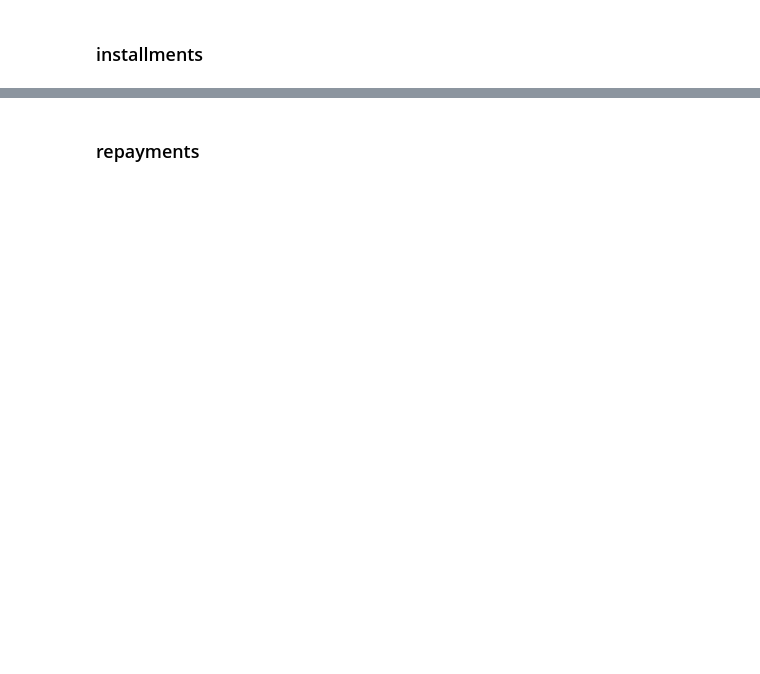
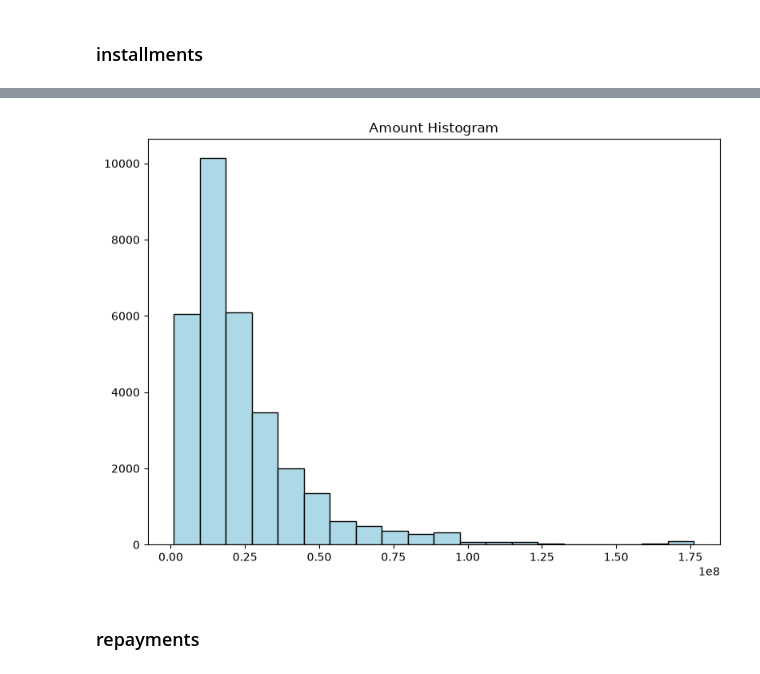
Before and after one commit to pxsa/digi-shahr-customer-behavior, a Jupyter notebook: code/preprocessing.ipynb, the cells around one changed output, grey strips where cells are left out. Cells and saved outputs as stored; diff of their text form; code cells hidden in the pictures; blank space fills up the shorter version.

```diff
--- a/code/preprocessing.ipynb
+++ b/code/preprocessing.ipynb
@@ -284,2 +368,18 @@ requested_amount = loan_applications['requested_amount'].hist()
+# %%
+amount = installments['amount']
+fig, ax = plt.subplots(figsize=(8, 6))
+
+ax.hist(
+    amount,
+    color= 'lightblue',
+    edgecolor= 'black',
+    bins=20
+)
+
+ax.set_title('Amount Histogram')
+plt.tight_layout()
+plt.show()
+# %% [output]
+[figure, added]
 # %% [markdown]
 ### repayments
```
Also changed, not shown: parts of 16 cells of this notebook.
